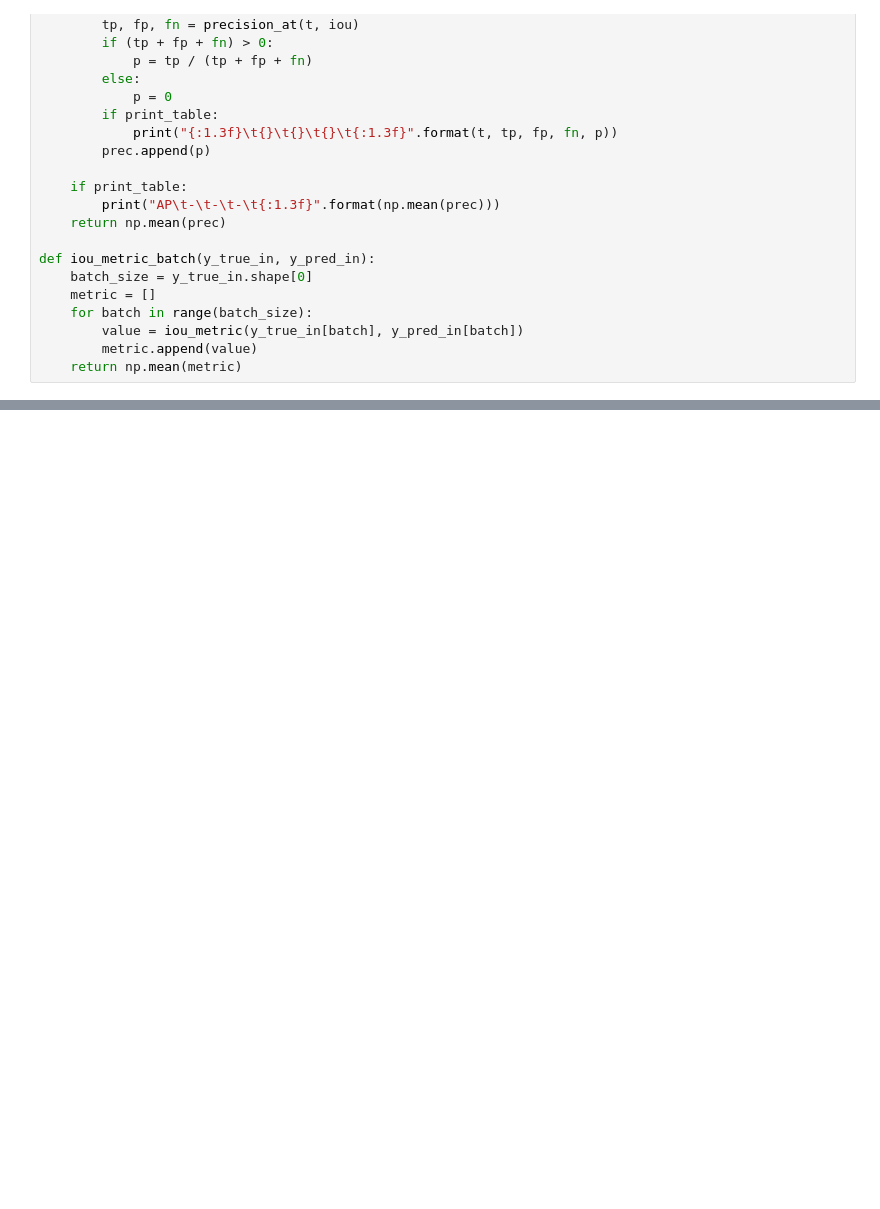
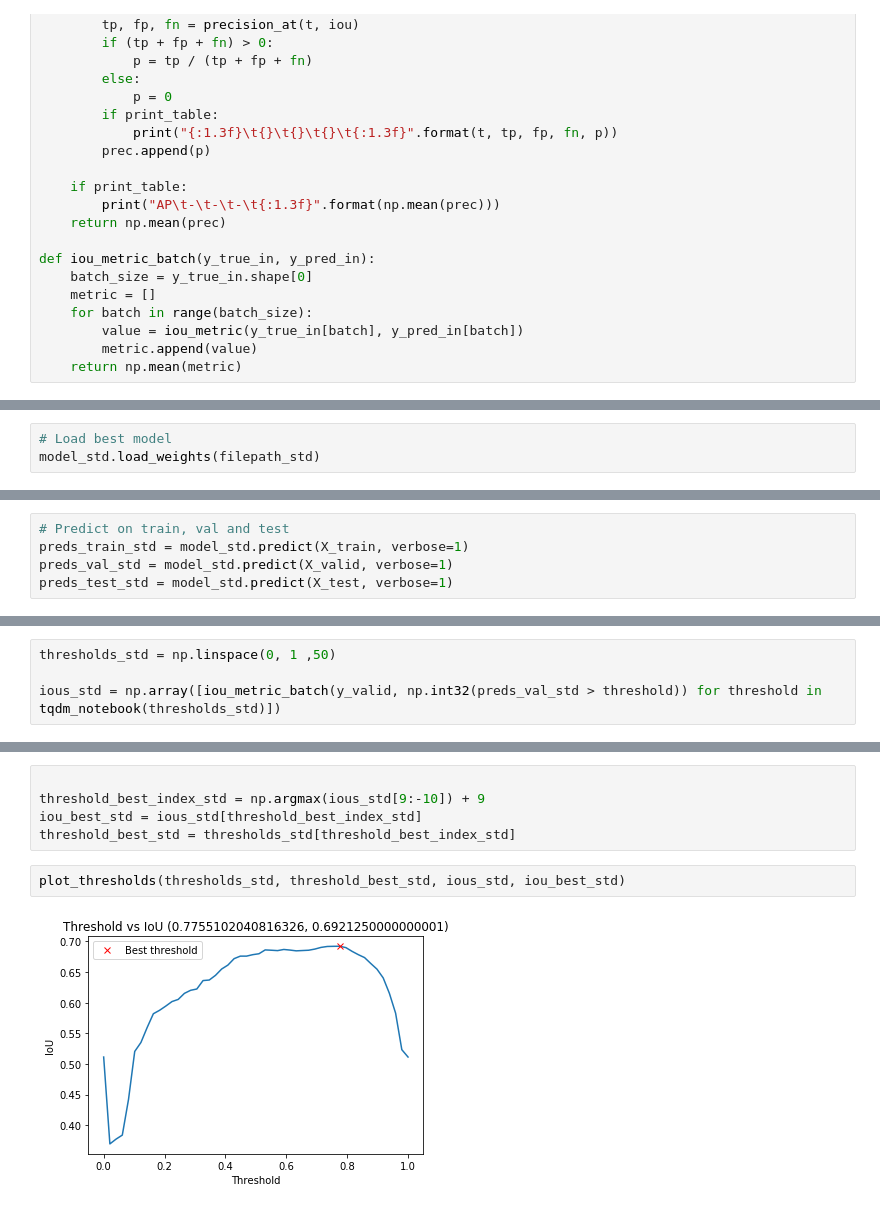
Before and after one commit to pwolscho/unet, a Jupyter notebook: u_net_final.ipynb, the cells around one changed output, grey strips where cells are left out. Drawn from its saved outputs; the diff is of its cells as text; blank space fills up the shorter version.

```diff
--- a/u_net_final.ipynb
+++ b/u_net_final.ipynb
@@ -688,0 +740,3 @@ plot_sample(X_test, y_test, preds_test_data_aug, preds_test_data_aug_t_best, ix=
+# %%
+# Load best model
+model_std.load_weights(filepath_std)
@@ -688,0 +758,5 @@ plot_sample(X_test, y_test, preds_test_data_aug, preds_test_data_aug_t_best, ix=
+# %%
+# Predict on train, val and test
+preds_train_std = model_std.predict(X_train, verbose=1)
+preds_val_std = model_std.predict(X_valid, verbose=1)
+preds_test_std = model_std.predict(X_test, verbose=1)
@@ -688,0 +767,4 @@ plot_sample(X_test, y_test, preds_test_data_aug, preds_test_data_aug_t_best, ix=
+# %%
+thresholds_std = np.linspace(0, 1 ,50)
+
+ious_std = np.array([iou_metric_batch(y_valid, np.int32(preds_val_std > threshold)) for threshold in tqdm_notebook(thresholds_std)])
@@ -688,0 +773,9 @@ plot_sample(X_test, y_test, preds_test_data_aug, preds_test_data_aug_t_best, ix=
+# %%
+
+threshold_best_index_std = np.argmax(ious_std[9:-10]) + 9
+iou_best_std = ious_std[threshold_best_index_std]
+threshold_best_std = thresholds_std[threshold_best_index_std]
+# %%
+plot_thresholds(thresholds_std, threshold_best_std, ious_std, iou_best_std)
+# %% [output]
+[figure, added]
```
Also changed, not shown: parts of 111 cells of this notebook.
